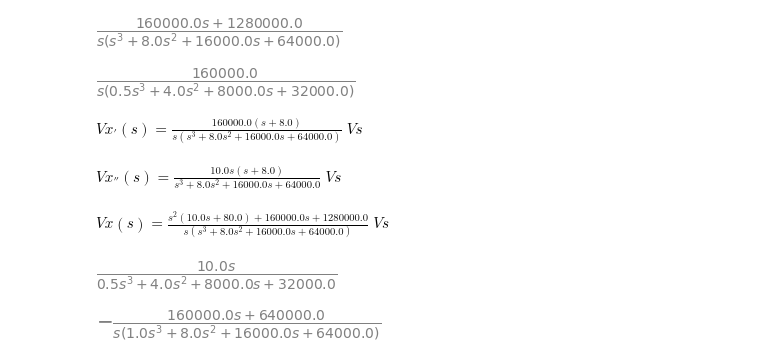
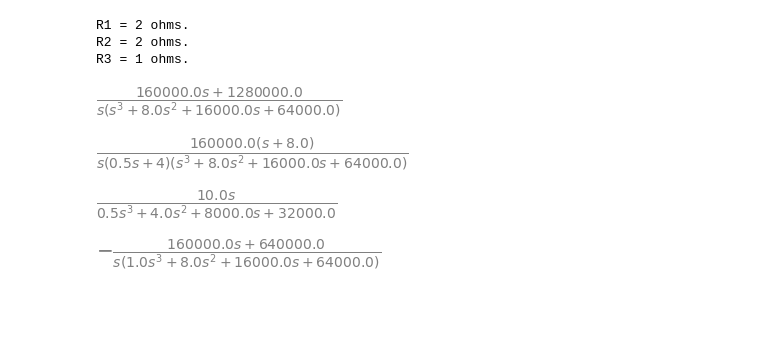
Before and after one commit to valmyr/CIRCUITOS-I, a Jupyter notebook: Exerc_02_circuitos_i_3_unidade.ipynb, the cells around one changed output. Cells and saved outputs as stored; diff of their text form; code cells hidden in the pictures; blank space fills up the shorter version.

```diff
--- a/Exerc_02_circuitos_i_3_unidade.ipynb
+++ b/Exerc_02_circuitos_i_3_unidade.ipynb
@@ -46,8 +39,19 @@ matricula[0]
+# %%
+matricula = [1,1,0]
+R1 = matricula[0]+1
+R2 = matricula[1]+1
+R3 = matricula[2]+1
+print(f'R1 = {R1} ohms.')
+print(f'R2 = {R2} ohms.')
+print(f'R3 = {R3} ohms.')
+# %% [output]
+R1 = 2 ohms.
+R2 = 2 ohms.
+R3 = 1 ohms.
 # %%
 I1,IL,IC,Vx,Vx_,Vx__,Vc_,Vc__,V1,V2,s,t = sp.symbols('I_1,I_L,I_C,V_x,Vx_,V_x_,V_c_,V__c_,V_1,V_2,s,t')
-
 I1 = (V1 - s*Vx)/(0.5*(s**2))
-IL = Vx/(2*R1+0.5*s)
+IL = Vx/(2*R1+0.5*s).simplify()
 IC = (s*Vx-V2)/4000
 # %%
 Eq = sp.Eq(I1,IL+IC)
@@ -62,23 +66,15 @@ Vc_
 # %% [output]
 [figure]
 # %%
-IL_.simplify()
+IL_
 # %% [output]
-[figure, old version]
+[figure, new version]
 # %%
 #Contribuição de V2
 sol = sp.solve(Eq.subs({V1:0,V2:10}),Vx,dict=True)[0]
 Vx__ = sol[Vx]
 IL__ = IL.subs({Vx:Vx__,V1:0,V2:10}).simplify()
 Vc__ = (IC*(4000/s)).subs({Vx:Vx__,V1:0,V2:10}).simplify()
-# %%
-symdisp("Vx_{'}(s) = ",Vx_,'Vs')
-symdisp("Vx_{''}(s) = ",Vx__,'Vs')
-symdisp('Vx(s) = ',(Vx__+Vx_).expand().simplify(),'Vs')
-# %% [output]
-$\displaystyle Vx_{'}(s) = \frac{160000.0 \left(s + 8.0\right)}{s \left(s^{3} + 8.0 s^{2} + 16000.0 s + 64000.0\right)}\;Vs$
-$\displaystyle Vx_{''}(s) = \frac{10.0 s \left(s + 8.0\right)}{s^{3} + 8.0 s^{2} + 16000.0 s + 64000.0}\;Vs$
-$\displaystyle Vx(s) = \frac{s^{2} \left(10.0 s + 80.0\right) + 160000.0 s + 1280000.0}{s \left(s^{3} + 8.0 s^{2} + 16000.0 s + 64000.0\right)}\;Vs$
 # %%
 IL__
 # %% [output]
```
Also changed, not shown: parts of 18 cells of this notebook.
